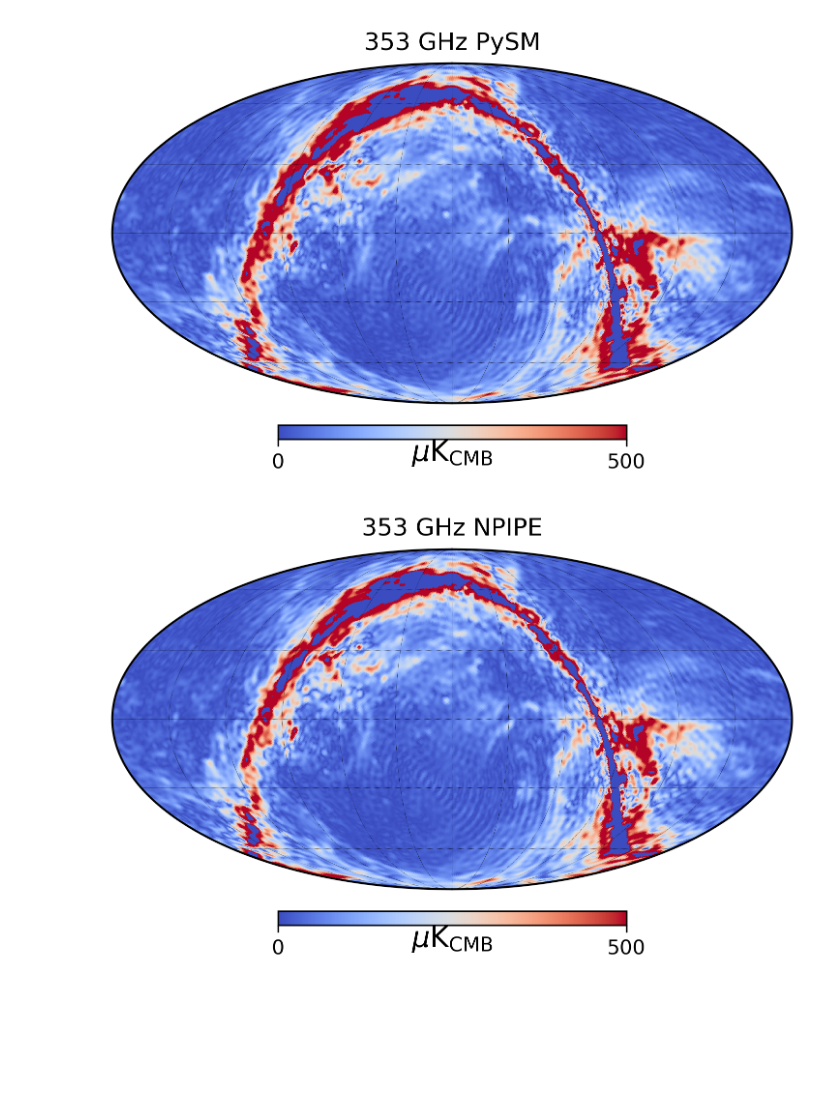
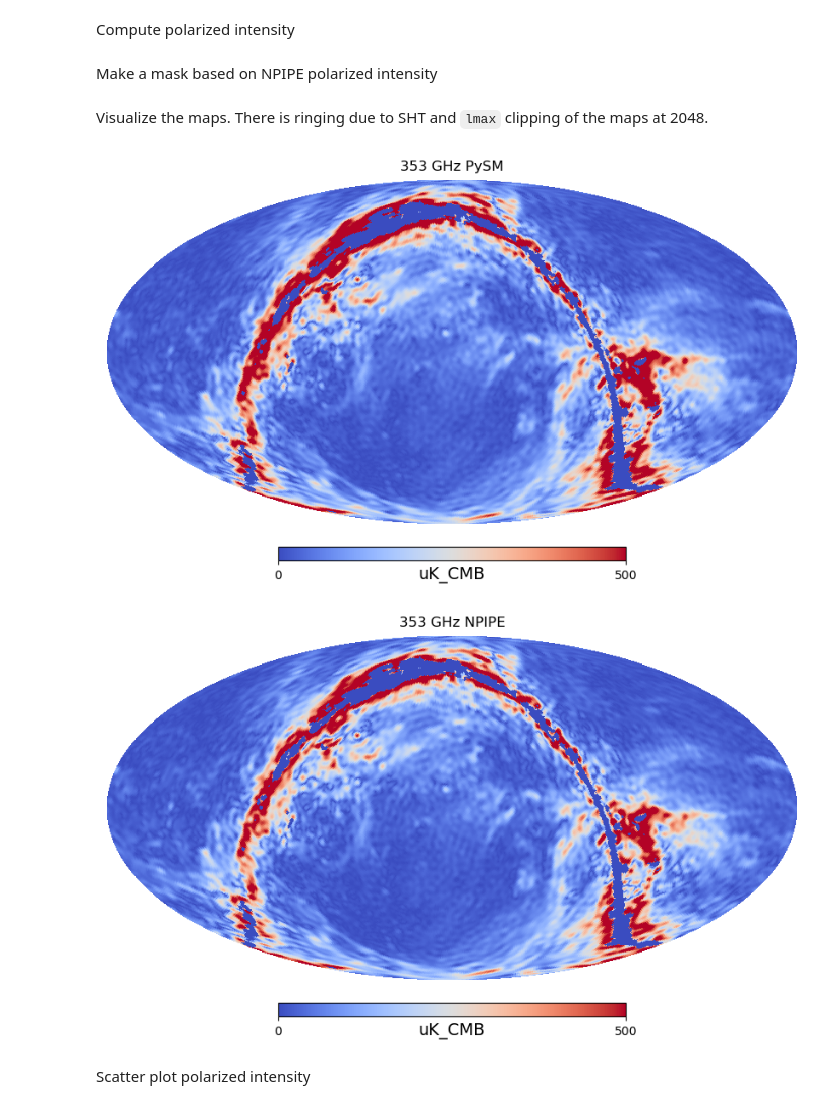
Before and after one commit to 1cosmologist/shared_stuff, a Jupyter notebook: validate_HFI_fg.ipynb, the cells around one changed output. Saved outputs shown, nothing was run; the diff lists cells and outputs as text; code cells hidden in the pictures; blank space fills up the shorter version.

Commit message:
Create mask first, comments

```diff
--- a/validate_HFI_fg.ipynb
+++ b/validate_HFI_fg.ipynb
@@ -9,0 +15,9 @@ npipe_path = f'/global/cfs/cdirs/cmb/data/planck2020/npipe/npipe6v20/'
+# %%
+hfi_npipe  = hp.read_map(f'{npipe_path}npipe6v20_353_map.fits', field=(0,1,2))  * 1e6
+polI_npipe =np.sqrt(hfi_npipe[1]**2 + hfi_npipe[2]**2)
+mask_G = st.intensity_mask(hp.get_nside(hfi_npipe), polI_npipe, 3., smooth_in_deg=1.)
+
+rot = hp.Rotator(coord=['G','C'])
+mask_C = rot.rotate_map_pixel(mask_G)
+
+mask = st.mask_udgrade(mask_C, 128)
@@ -10,4 +26,4 @@ npipe_path = f'/global/cfs/cdirs/cmb/data/planck2020/npipe/npipe6v20/'
 # %%
 freq = 353
 lmax = 100
-hfi_sim = st.change_resolution(hp.read_map(f'{fg_path}sobs_mbs-s0017-20250208_HFI_mission_{freq:03}_galactic_foregrounds_mediumcomplexity_healpix.fits', field=None), nside_out=128, lmax_sht=lmax, mode='iqu', fwhm_in=5., fwhm_out=2.)
+hfi_sim = st.change_resolution(hp.read_map(f'{fg_path}sobs_mbs-s0017-20250208_HFI_mission_{freq:03}_galactic_foregrounds_mediumcomplexity_healpix.fits', field=None)*mask_C, nside_out=128, lmax_sht=lmax, mode='iqu', fwhm_in=5., fwhm_out=2.) * mask
@@ -14,20 +32,28 @@ hfi_sim = st.change_resolution(hp.read_map(f'{fg_path}sobs_mbs-s0017-20250208_HF
 # %%
 freq = 353
 lmax = 100
-hfi_npp = st.change_resolution(hp.read_map(f'{npipe_path}npipe6v20_{freq:03}_map.fits', field=(0,1,2)), nside_out=128, lmax_sht=lmax, mode='iqu', fwhm_in=5., fwhm_out=2.) * 1e6
+hfi_npp = st.change_resolution(hfi_npipe * mask_G, nside_out=128, lmax_sht=lmax, mode='iqu', fwhm_in=5., fwhm_out=2.)
 rot = hp.Rotator(coord=['G','C'])
-hfi_npp = rot.rotate_map_alms(hfi_npp, lmax=lmax)
+hfi_npp = rot.rotate_map_alms(hfi_npp, lmax=lmax) * mask
+# %% [markdown]
+Compute polarized intensity
 # %%
 polI_sim = np.sqrt(hfi_sim[1]**2 + hfi_sim[2]**2)
 polI_npp = np.sqrt(hfi_npp[1]**2 + hfi_npp[2]**2)
+# %% [markdown]
+Make a mask based on NPIPE polarized intensity
 # %%
 mask = st.intensity_mask(128, polI_npp, 3., smooth_in_deg=1.)
+# %% [markdown]
+Visualize the maps. There is ringing due to SHT and `lmax` clipping of the maps at 2048.
 # %%
-pu.hires_mollview(polI_sim*mask, vmin=0, vmax=500, title=f'353 GHz PySM')
-pu.hires_mollview(polI_npp*mask, vmin=0, vmax=500, title=f'353 GHz NPIPE')
+hp.mollview(polI_sim*mask, min=0, max=500, cmap='coolwarm', unit='uK_CMB', title=f'353 GHz PySM')
+hp.mollview(polI_npp*mask, min=0, max=500, cmap='coolwarm', unit='uK_CMB', title=f'353 GHz NPIPE')
 # %% [output]
-[figure, old version]
+[figure, new version]
-[figure, old version]
+[figure, new version]
+# %% [markdown]
+Scatter plot polarized intensity
 # %%
 x = np.arange(0, 1000)
 plt.plot(polI_npp[mask > 0.5], polI_sim[mask > 0.5], 'o', alpha=0.33, ms=1.0)
```
Also changed, not shown: parts of 10 cells of this notebook.
